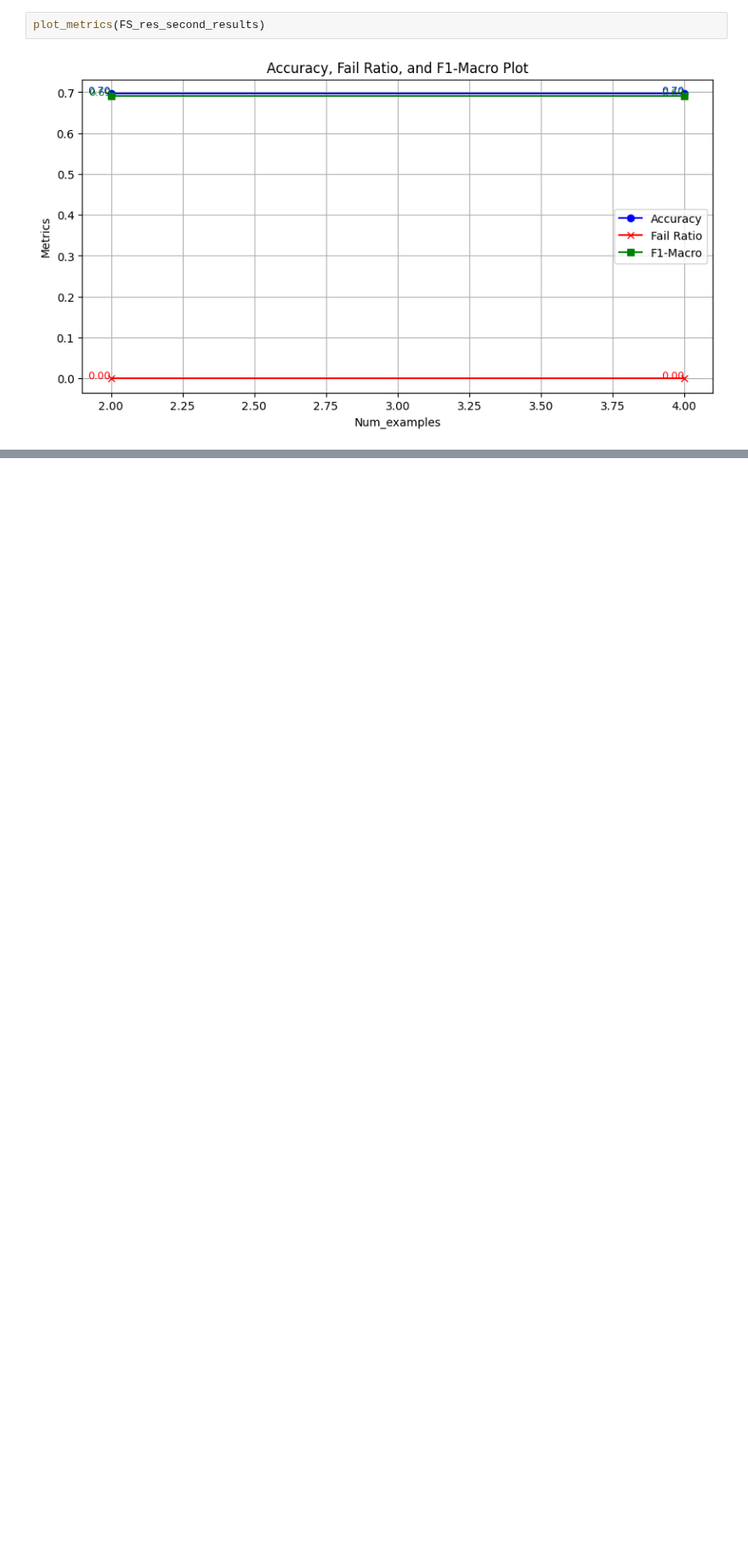
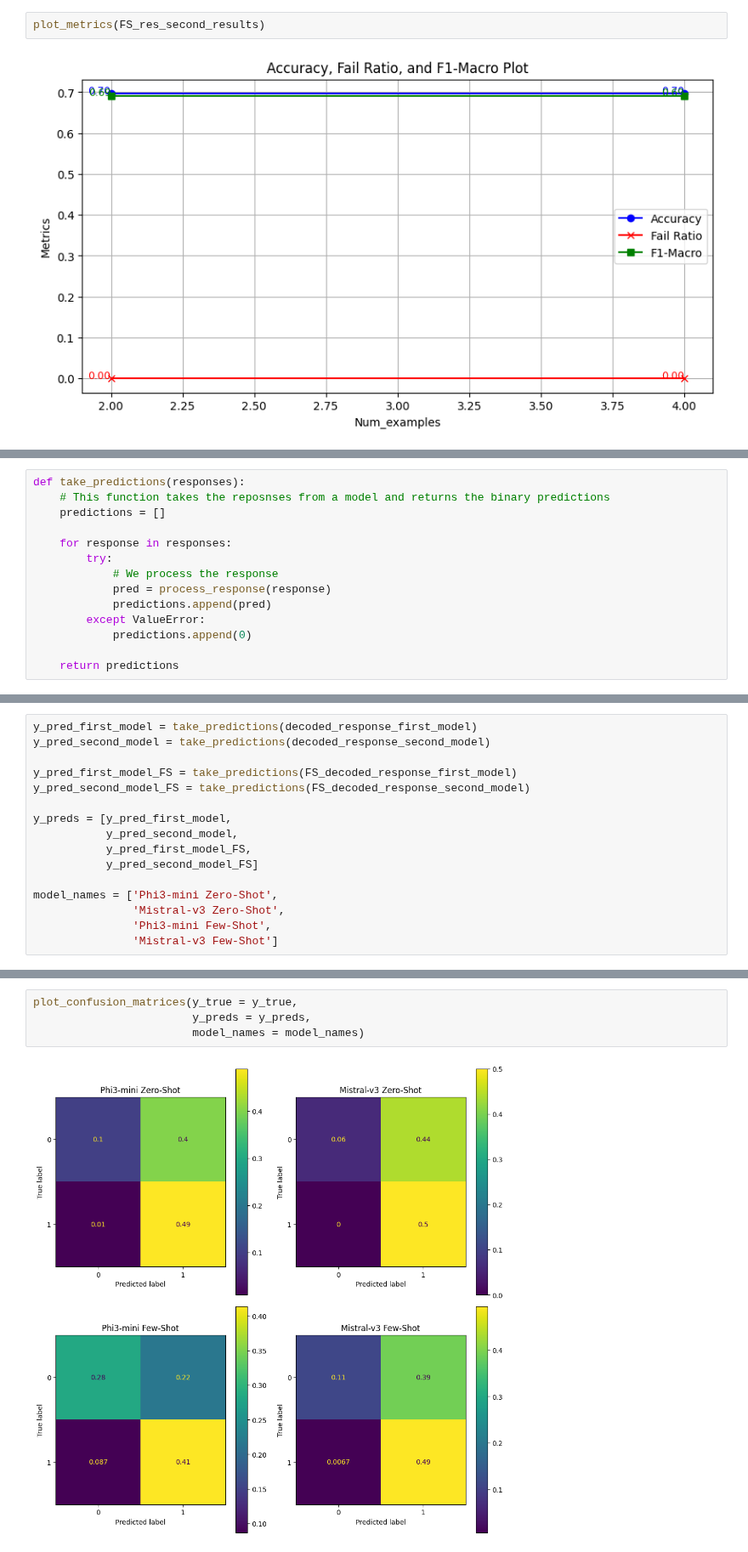
Before and after one commit to RiccardoRomeo01/NLP_Assignments, a Jupyter notebook: Assignment2/CodeA2/Assignment2.ipynb, the cells around one changed output, grey strips where cells are left out. Shown at 85% size. Drawn from its saved outputs; the diff is of its cells as text; blank space fills up the shorter version.

```diff
--- a/Assignment2/CodeA2/Assignment2.ipynb
+++ b/Assignment2/CodeA2/Assignment2.ipynb
@@ -684,0 +757,14 @@ plot_metrics(FS_res_second_results)
+# %%
+def take_predictions(responses):
+    # This function takes the reposnses from a model and returns the binary predictions
+    predictions = []
+
+    for response in responses:
+        try:
+            # We process the response
+            pred = process_response(response)
+            predictions.append(pred)
+        except ValueError:
+            predictions.append(0)
+
+    return predictions
@@ -684,0 +806,16 @@ plot_metrics(FS_res_second_results)
+# %%
+y_pred_first_model = take_predictions(decoded_response_first_model)
+y_pred_second_model = take_predictions(decoded_response_second_model)
+
+y_pred_first_model_FS = take_predictions(FS_decoded_response_first_model)
+y_pred_second_model_FS = take_predictions(FS_decoded_response_second_model)
+
+y_preds = [y_pred_first_model,
+           y_pred_second_model,
+           y_pred_first_model_FS,
+           y_pred_second_model_FS]
+
+model_names = ['Phi3-mini Zero-Shot',
+               'Mistral-v3 Zero-Shot',
+               'Phi3-mini Few-Shot',
+               'Mistral-v3 Few-Shot']
@@ -684,0 +824,6 @@ plot_metrics(FS_res_second_results)
+# %%
+plot_confusion_matrices(y_true = y_true,
+                        y_preds = y_preds,
+                        model_names = model_names)
+# %% [output]
+[figure, added]
```
Also changed, not shown: parts of 24 cells of this notebook, 3 other files.
